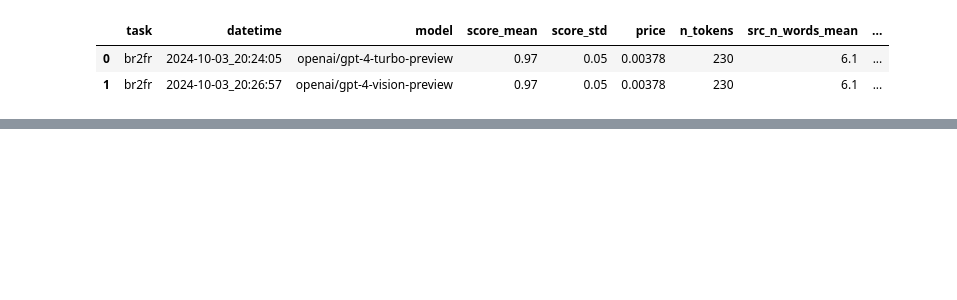
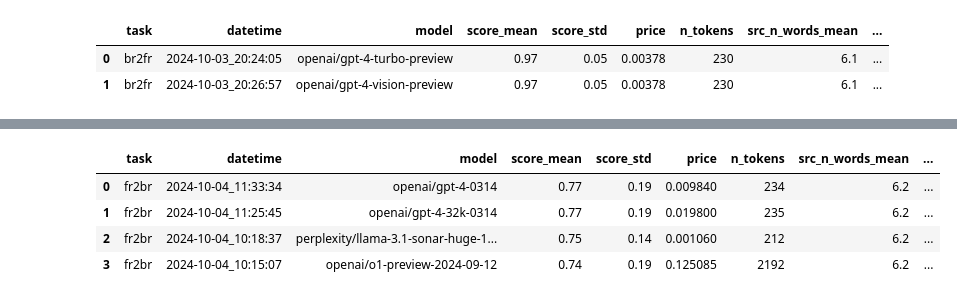
Before and after one commit to marxav/score_br_model, a Jupyter notebook: samples_logs_and_results.ipynb, the cells around one changed output, grey strips where cells are left out. Cells and saved outputs as stored; diff of their text form; code cells hidden in the pictures; blank space fills up the shorter version.

```diff
--- a/samples_logs_and_results.ipynb
+++ b/samples_logs_and_results.ipynb
@@ -90,0 +114,21 @@ for task in df_res['task'].unique():
+# %%
+prefix_file = 'samples_fr'
+pd.set_option('max_colwidth', None)
+pd.options.display.max_rows = 500
+df_res = pd.read_csv(prefix_file + '_res.tsv', sep='\t')
+# %%
+df_res['score'] = ''
+sep = ' ± '
+for i, row in df_res.iterrows():
+    df_res.at[i, 'score'] = str(row['score_mean']) + sep + str(row['score_std'])
+# %%
+df_res['s_rank'] = (df_res['score_mean']-0.001*df_res['price']).rank(ascending=False, method='first').astype(int)
+df_res['p_rank'] = df_res['price'].rank(ascending=True, method='first').astype(int)
+df_res = df_res.sort_values(by='s_rank', ascending=True, ignore_index=True)
+df_res.head(4)
+# %% [output]
+|  | task | datetime | model | score_mean | score_std | price | n_tokens | src_n_words_mean | ... |
+| 0 | fr2br | 2024-10-04_11:33:34 | openai/gpt-4-0314 | 0.77 | 0.19 | 0.009840 | 234 | 6.2 | ... |
+| 1 | fr2br | 2024-10-04_11:25:45 | openai/gpt-4-32k-0314 | 0.77 | 0.19 | 0.019800 | 235 | 6.2 | ... |
+| 2 | fr2br | 2024-10-04_10:18:37 | perplexity/llama-3.1-sonar-huge-1... | 0.75 | 0.14 | 0.001060 | 212 | 6.2 | ... |
+| 3 | fr2br | 2024-10-04_10:15:07 | openai/o1-preview-2024-09-12 | 0.74 | 0.19 | 0.125085 | 2192 | 6.2 | ... |
```
Also changed, not shown: parts of 9 cells of this notebook, 2 other files.
